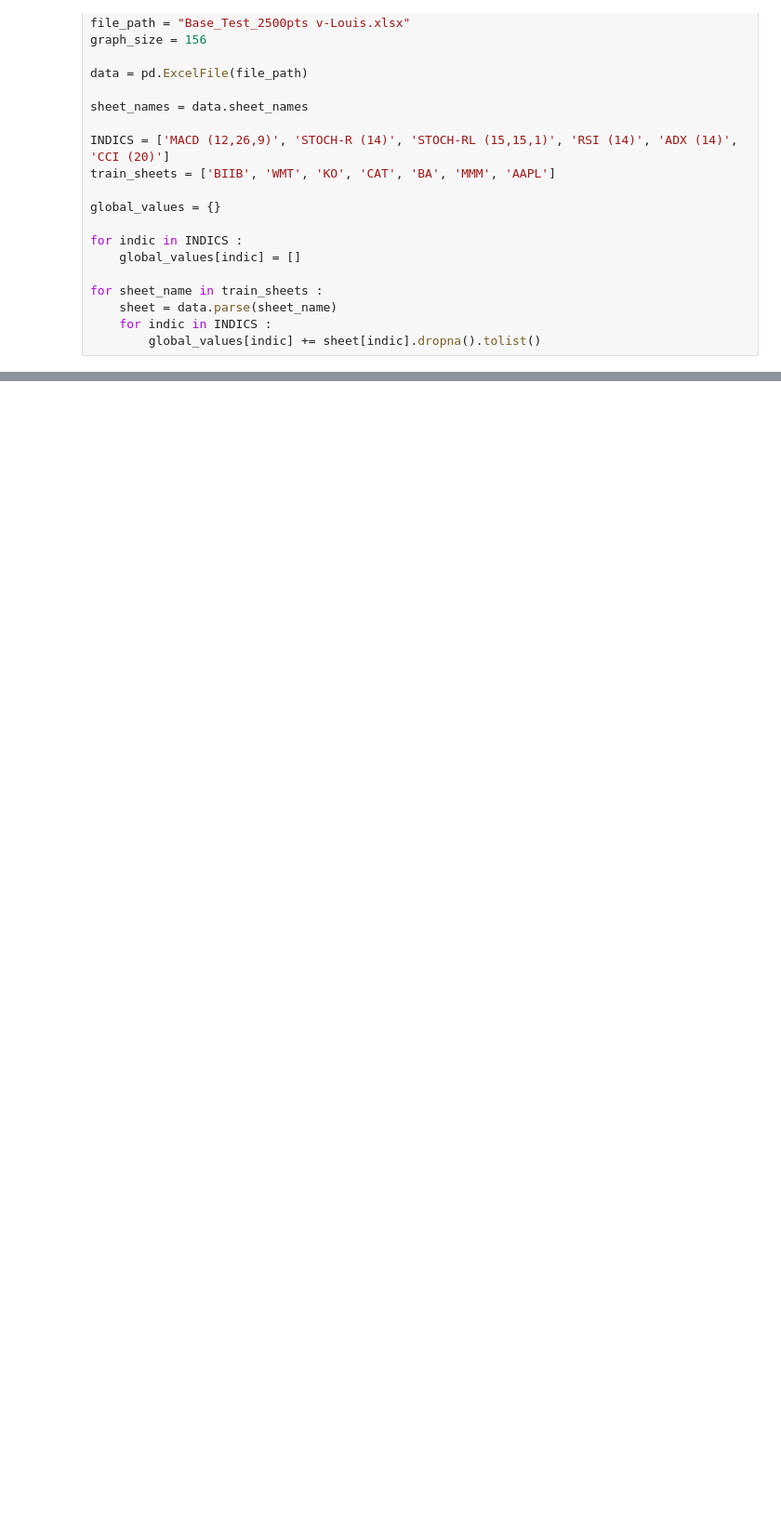
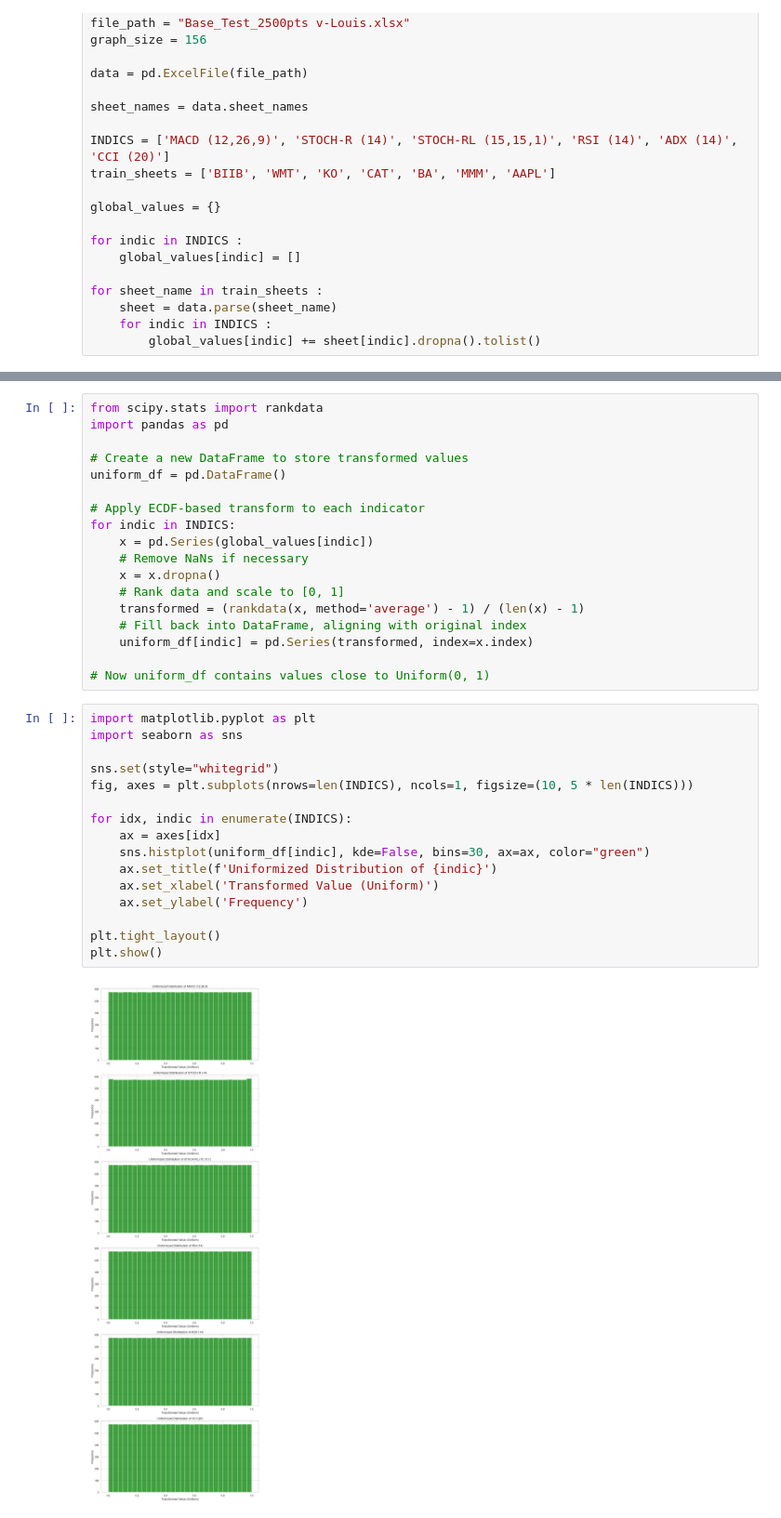
Before and after one commit to iduin/indicator-forecasting, a Jupyter notebook: data_processing.ipynb, the cells around one changed output, grey strips where cells are left out. Shown at 93% size. Saved outputs shown, nothing was run; the diff lists cells and outputs as text; blank space fills up the shorter version.

```diff
--- a/data_processing.ipynb
+++ b/data_processing.ipynb
@@ -88,0 +197,36 @@ max      67.155057     7.000495
+# %%
+from scipy.stats import rankdata
+import pandas as pd
+
+# Create a new DataFrame to store transformed values
+uniform_df = pd.DataFrame()
+
+# Apply ECDF-based transform to each indicator
+for indic in INDICS:
+    x = pd.Series(global_values[indic])
+    # Remove NaNs if necessary
+    x = x.dropna()
+    # Rank data and scale to [0, 1]
+    transformed = (rankdata(x, method='average') - 1) / (len(x) - 1)
+    # Fill back into DataFrame, aligning with original index
+    uniform_df[indic] = pd.Series(transformed, index=x.index)
+
+# Now uniform_df contains values close to Uniform(0, 1)
+# %%
+import matplotlib.pyplot as plt
+import seaborn as sns
+
+sns.set(style="whitegrid")
+fig, axes = plt.subplots(nrows=len(INDICS), ncols=1, figsize=(10, 5 * len(INDICS)))
+
+for idx, indic in enumerate(INDICS):
+    ax = axes[idx]
+    sns.histplot(uniform_df[indic], kde=False, bins=30, ax=ax, color="green")
+    ax.set_title(f'Uniformized Distribution of {indic}')
+    ax.set_xlabel('Transformed Value (Uniform)')
+    ax.set_ylabel('Frequency')
+
+plt.tight_layout()
+plt.show()
+# %% [output]
+[figure, added]
```
Also changed, not shown: parts of 12 cells of this notebook, 1 other file.
